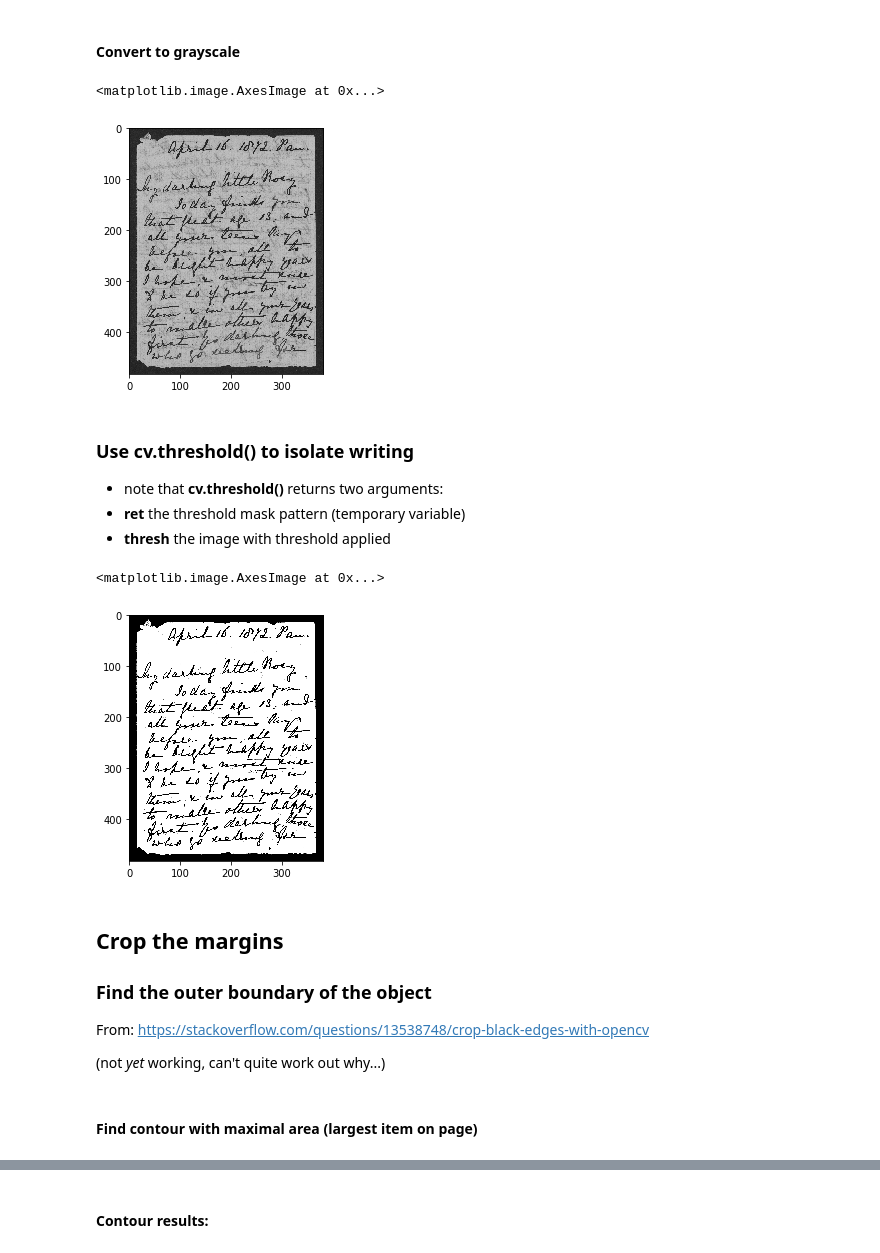
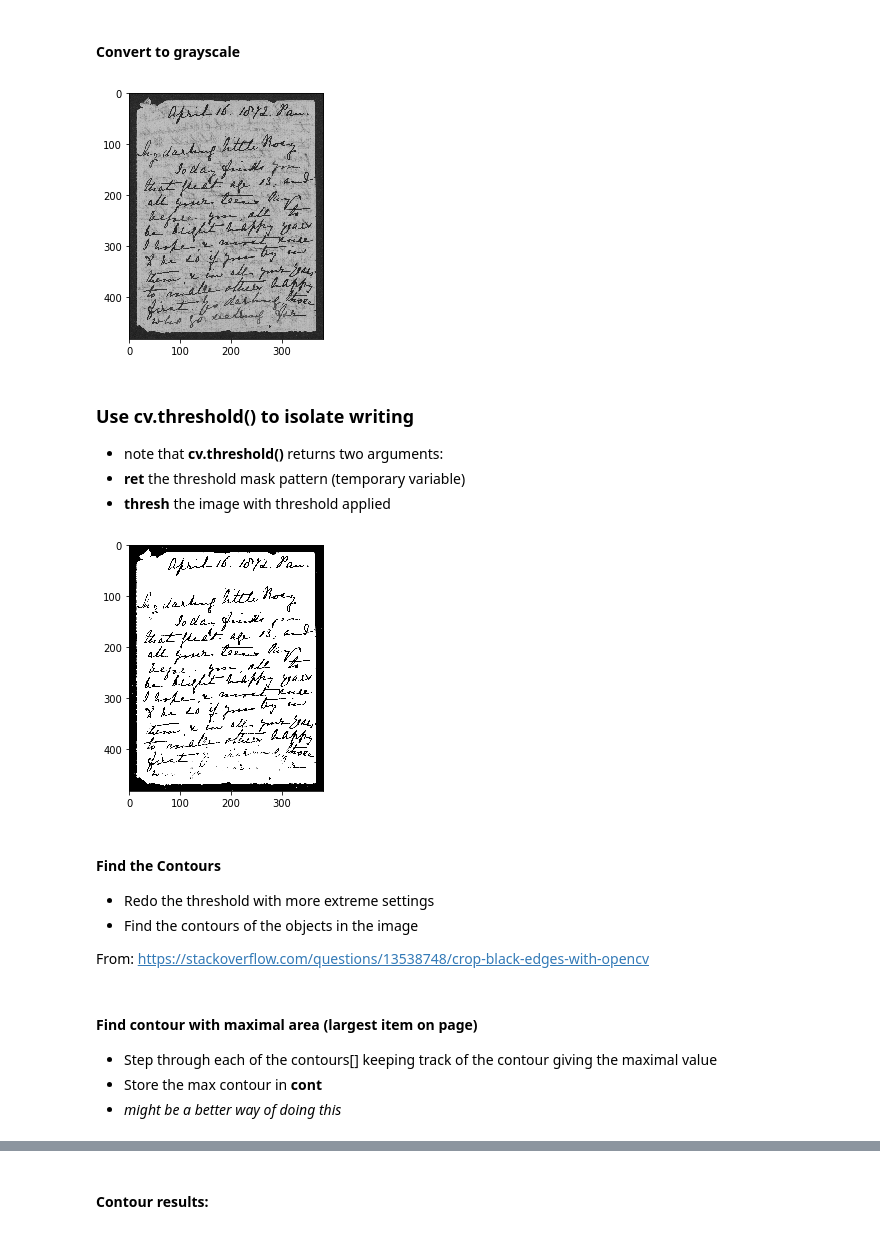
Before and after one commit to gbstringer/python-improc, a Jupyter notebook: remove_margins.ipynb, the cells around one changed output, grey strips where cells are left out. Drawn from its saved outputs; the diff is of its cells as text; code cells hidden in the pictures.

Commit message:
Tidied up margin removal

```diff
--- a/remove_margins.ipynb
+++ b/remove_margins.ipynb
@@ -19,14 +29,20 @@ from skimage import io
 # %%
+def showimage(i):
+    io.imshow(makethumb(i))
+    showbriefly(i)
+
 def makethumb(i):
     return cv.resize(i,None,fx=0.1,fy=0.1,interpolation=cv.INTER_CUBIC)
 
 def showbriefly(i):
-    v = cv.imshow('Image',i)
-    cv.waitKey(5000)
-    cv.destroyWindow(v)
+    if DEBUG:
+        v = cv.imshow('Image',i)
+        cv.waitKey(DELAY)
+        cv.destroyWindow(v)
 # %% [markdown]
 ### Load the image
 * Image is read as a BGR matrix
 # %%
 fname = 'uoedh_culver house letters12659'
-img = cv.imread(filename='../data/'+fname+'.jpg')
+img = cv.imread(filename='data/'+fname+'.jpg')
+showimage(img)
@@ -40,11 +52,8 @@ io.imshow(makethumb(img))
 #### Convert to grayscale
 # %%
 grey = cv.cvtColor(img,cv.COLOR_BGR2GRAY)
-
-io.imshow(makethumb(grey))
-#showbriefly(grey)
+showimage(grey)
 # %% [output]
-<matplotlib.image.AxesImage at 0x...>
 [figure]
 # %% [markdown]
 ### Use cv.threshold() to isolate writing
@@ -52,26 +61,26 @@ io.imshow(makethumb(grey))
  * **ret** the threshold mask pattern (temporary variable)
  * **thresh** the image with threshold applied
 # %%
-ret,thresh = cv.threshold(grey,64,255,cv.THRESH_OTSU)
-
-io.imshow(makethumb(thresh))
-#showbriefly(thresh)
+ret,thresh = cv.threshold(grey,64,255,cv.THRESH_BINARY)
+showimage(thresh)
 # %% [output]
-<matplotlib.image.AxesImage at 0x...>
-[figure, old version]
+[figure, new version]
 # %% [markdown]
-## Crop the margins
-### Find the outer boundary of the object
+#### Find the Contours
+* Redo the threshold with more extreme settings
+* Find the contours of the objects in the image
+
 
 From: https://stackoverflow.com/questions/13538748/crop-black-edges-with-opencv
-
-(not *yet* working, can't quite work out why...)
 # %%
 _, cropthresh = cv.threshold(thresh,1,255,cv.THRESH_BINARY)
 
 contours,hierarchy = cv.findContours(cropthresh,cv.RETR_EXTERNAL,cv.CHAIN_APPROX_SIMPLE)
-# %% [markdown]
-#### Find contour with maximal area (largest item on page)
+# %% [markdown]
+#### Find contour with maximal area (largest item on page)
+* Step through each of the contours[] keeping track of the contour giving the maximal value
+* Store the max contour in **cont**
+* *might be a better way of doing this*
 # %%
 maxc = []
 maxa = 0
```
Also changed, not shown: parts of 22 cells of this notebook.
